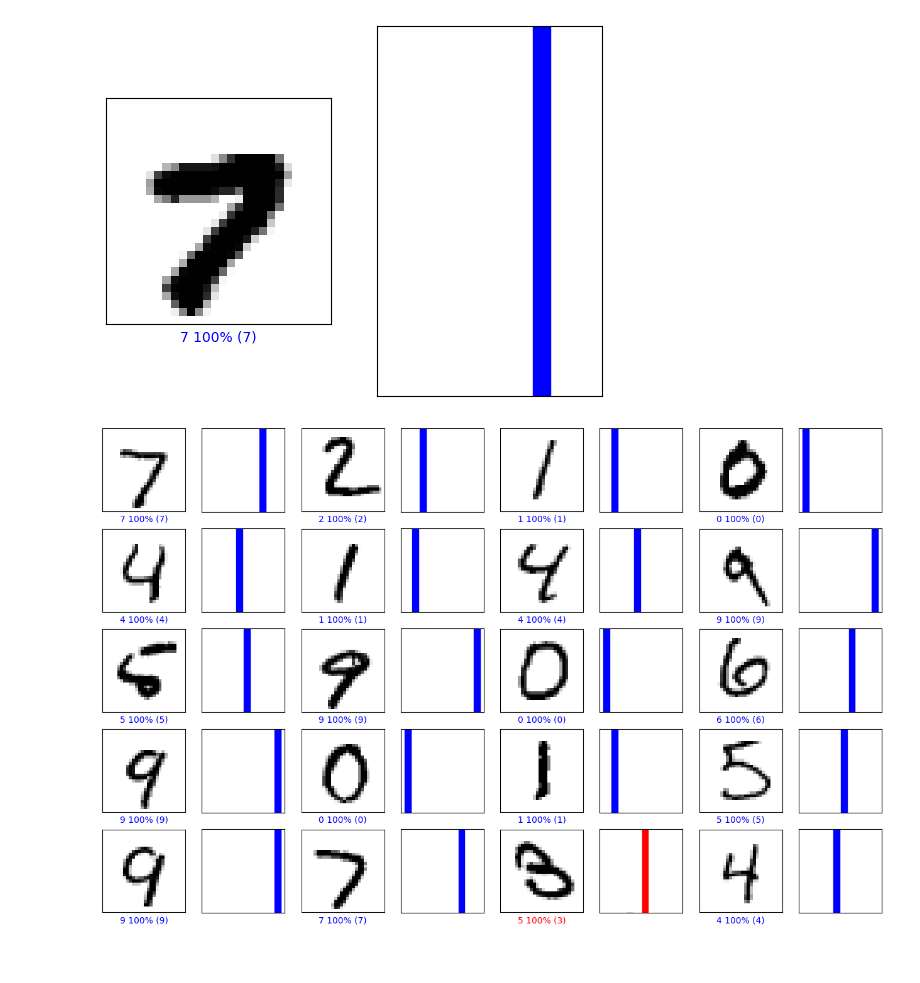
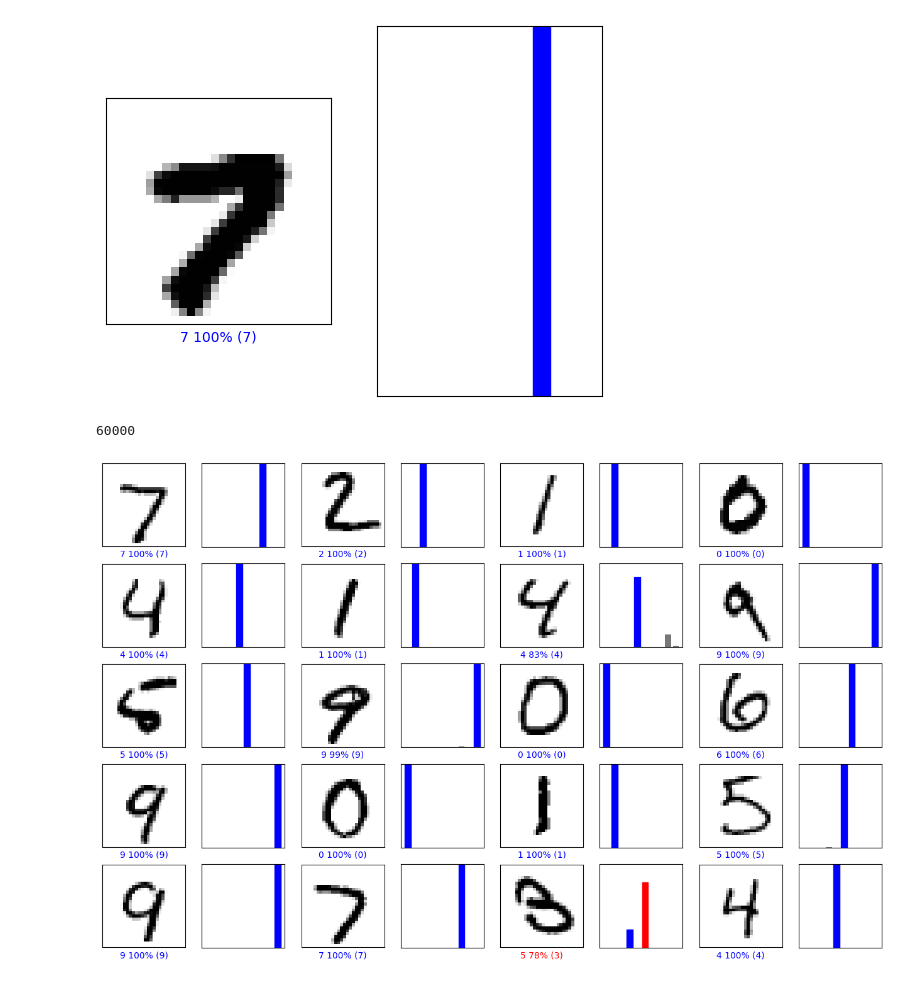
Before and after one commit to tnhi26990/deep_learning, a Jupyter notebook: lab_2/mnist_classification.ipynb, the cells around one changed output. Cells and saved outputs as stored; diff of their text form; code cells hidden in the pictures.

```diff
--- a/lab_2/mnist_classification.ipynb
+++ b/lab_2/mnist_classification.ipynb
@@ -104,25 +152,26 @@ Test accuracy: 0.9684000015258789
 # %%
+### Build a convolutional neural network
+
 def build_cnn_model():
     cnn_model = tf.keras.Sequential([
 
-        # TODO: Define the first convolutional layer
+        # The first convolutional layer, which makes 24 feature maps and the size of the filter is 3x3
         tf.keras.layers.Conv2D(24, kernel_size=(3,3), activation='relu'),
 
-        # TODO: Define the first max pooling layer
-        tf.keras.layers.MaxPool2D(pool_size=2, strides=2),
+        # The first max pooling layer. The size of the filter is 2x2.
+        tf.keras.layers.MaxPool2D(pool_size=(2,2)),
 
-        # TODO: Define the second convolutional layer
+        # The second convolutional layer makes 36 feature maps and the size of the filter is 3x3
         tf.keras.layers.Conv2D(36, kernel_size=(3,3), activation='relu'),
 
-        # TODO: Define the second max pooling layer
-        tf.keras.layers.MaxPool2D(pool_size=2, strides=2),
+        # The second max pooling layer. The size of the filter is 2x2
+        tf.keras.layers.MaxPool2D(pool_size=(2,2)),
 
+        # Two fully connected layers, and ultimately output a probability distribution over the 10 digit classes (0-9).
         tf.keras.layers.Flatten(),
+
         tf.keras.layers.Dense(128, activation=tf.nn.relu),
 
-        # TODO: Define the last Dense layer to output the classification
-        # probabilities. Pay attention to the activation needed a probability
-        # output
         tf.keras.layers.Dense(10, activation=tf.nn.softmax)
     ])
 
@@ -152,9 +201,9 @@ Non-trainable params: 0
 _________________________________________________________________
 None
 # %%
-#comet_ml.init(project_name="6.s191lab2_part1_CNN")
-#comet_model_2 = comet_ml.Experiment()
+comet_ml.init(project_name="6.s191lab2_part1_CNN")
+comet_model_2 = comet_ml.Experiment()
 
-'''TODO: Define the compile operation with your optimizer and learning rate of choice'''
+# Define the compile operation with AdamW optimizer and learning rate of 1e-2
 cnn_model.compile(optimizer=tf.keras.optimizers.AdamW(learning_rate=1e-2), loss='sparse_categorical_crossentropy',
                   metrics=['accuracy'])
@@ -222,19 +292,24 @@ mdl.lab2.plot_value_prediction(image_index, predictions,  test_labels)
 # %%
 # Plots the first X test images, their predicted label, and the true label
 # Color correct predictions in blue, incorrect predictions in red
 num_rows = 5
 num_cols = 4
+# 20 images in total
 num_images = num_rows*num_cols
 plt.figure(figsize=(2*2*num_cols, 2*num_rows))
 for i in range(num_images):
+  # places the image in an odd-numbered subplot position
   plt.subplot(num_rows, 2*num_cols, 2*i+1)
   mdl.lab2.plot_image_prediction(i, predictions, test_labels, test_images)
+  # places the image in an even-numbered subplot position
   plt.subplot(num_rows, 2*num_cols, 2*i+2)
   mdl.lab2.plot_value_prediction(i, predictions, test_labels)
-#comet_model_2.log_figure(figure=plt)
-#comet_model_2.end()
+comet_model_2.log_figure(figure=plt)
+comet_model_2.end()
+print(train_images.shape[0])
 # %% [output]
+60000
-[figure, old version]
+[figure, new version]
 # %%
 # Rebuild the CNN model
 cnn_model = build_cnn_model()
```
Also changed, not shown: parts of 18 cells of this notebook.
